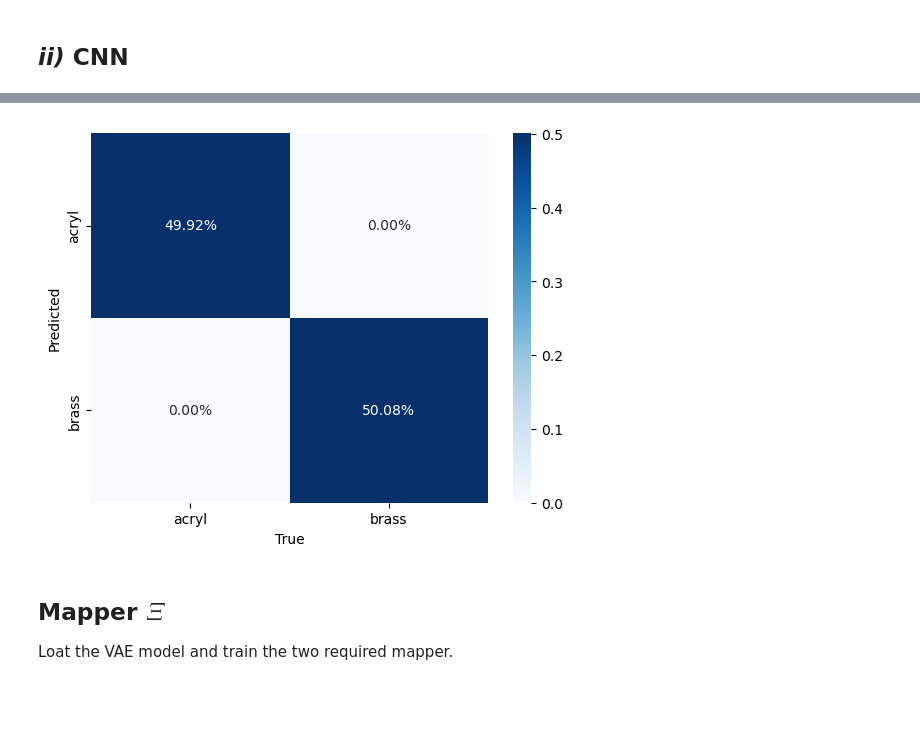
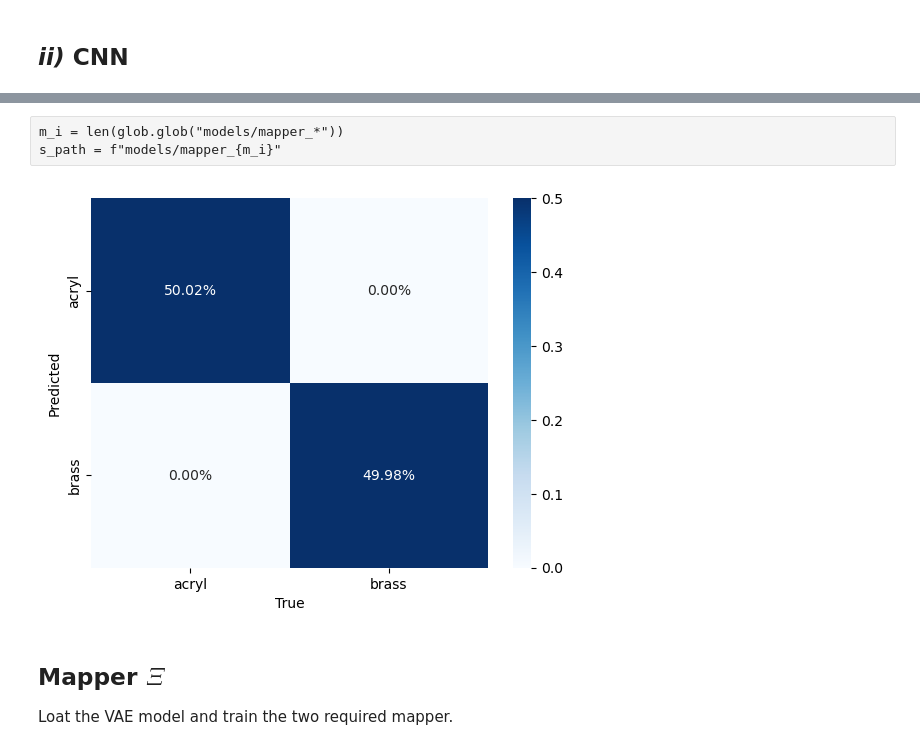
Before and after one commit to JacobTh98/DD3D-EIT, a Jupyter notebook: stage_2_mappers.ipynb, the cells around one changed output, grey strips where cells are left out. Saved outputs shown, nothing was run; the diff lists cells and outputs as text; code cells hidden in the pictures; blank space fills up the shorter version.

```diff
--- a/stage_2_mappers.ipynb
+++ b/stage_2_mappers.ipynb
@@ -123,7 +126,7 @@ if datagenerator:
     test_____generator = DataGenerator(idx[limit_index:], **params)
     X, Y = training_generator[0]
 else:
-    X, Y = DataLoader(params)
+    X, Y = DataLoader(params, n_earlystop=50)
     X = z_score(X)
     X = np.expand_dims(X, axis=3)
     print(X.shape, Y.shape)
@@ -136,6 +139,6 @@ print(X.shape, Y.shape)
 # %%
 X_train, X_test, Y_train, Y_test = train_test_split(
-    X, Y, test_size=0.1, random_state=42
+    X, Y, test_size=0.5, random_state=42
 )
 # %%
 data_pca = compute_PCA(X_train)
@@ -206,7 +209,10 @@ if datagenerator:
     )
 else:
     classificator_history_CNN = material_classificator_CNN.fit(
-        X_train, Y_train, epochs=20, batch_size=params["batch_size"],
+        X_train,
+        Y_train,
+        epochs=20,
+        batch_size=params["batch_size"],
     )
 # %% [output]
 Epoch 1/20
@@ -241,4 +244,9 @@ s_path = f"models/mapper_{m_i}"
+# %% [raw]
+m_i = len(glob.glob("models/mapper_*"))
+s_path = f"models/mapper_{m_i}"
+# %%
+s_path = "models/mapper_4/"
 # %%
-plot_confusion_matrix(Y_test, Y_pred, s_path)
+plot_confusion_matrix(Y_test, np.abs(Y_pred), s_path)
 # %% [output]
-[figure, old version]
+[figure, new version]
```
Also changed, not shown: parts of 28 cells of this notebook, 4 other files.
